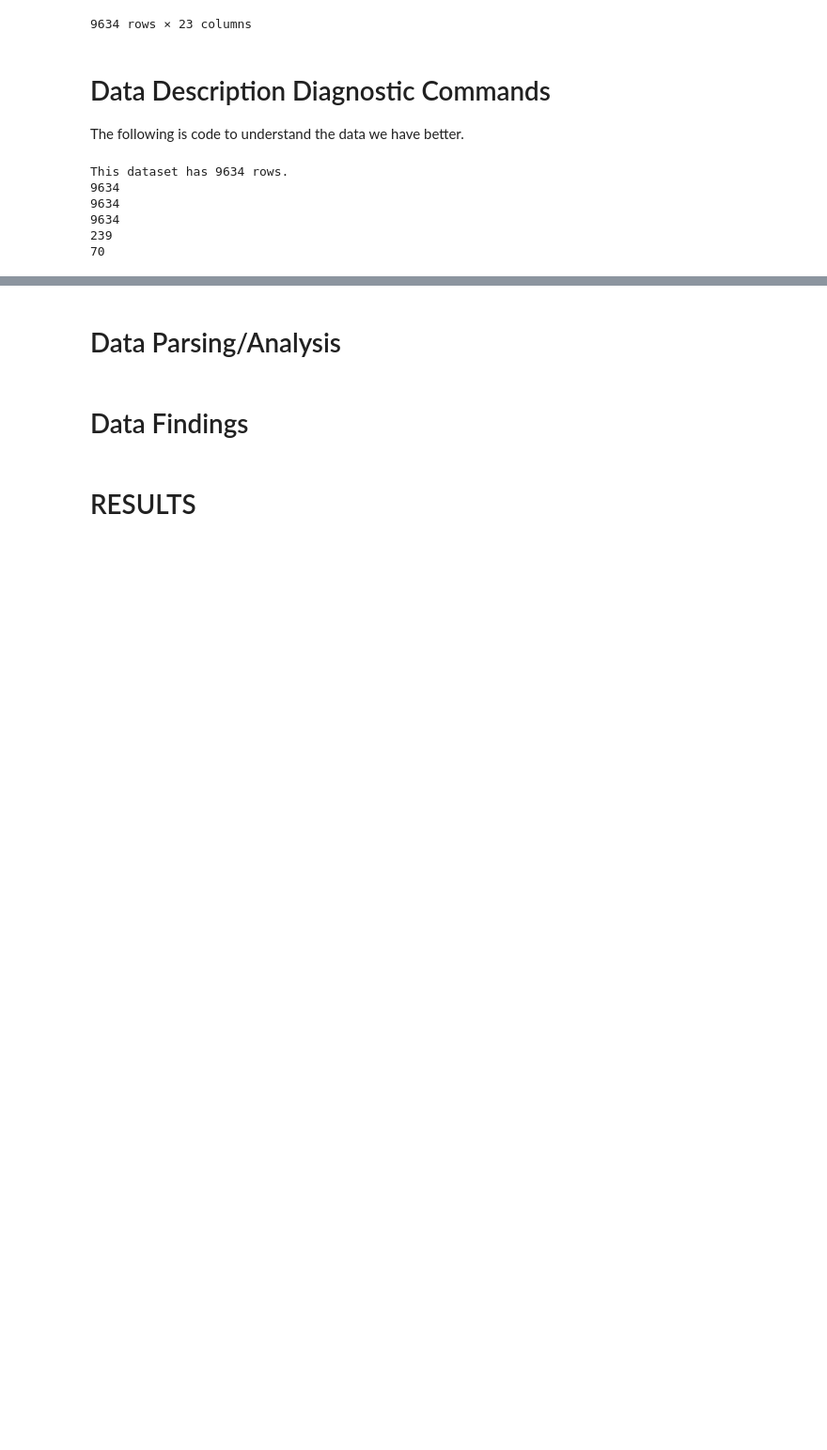
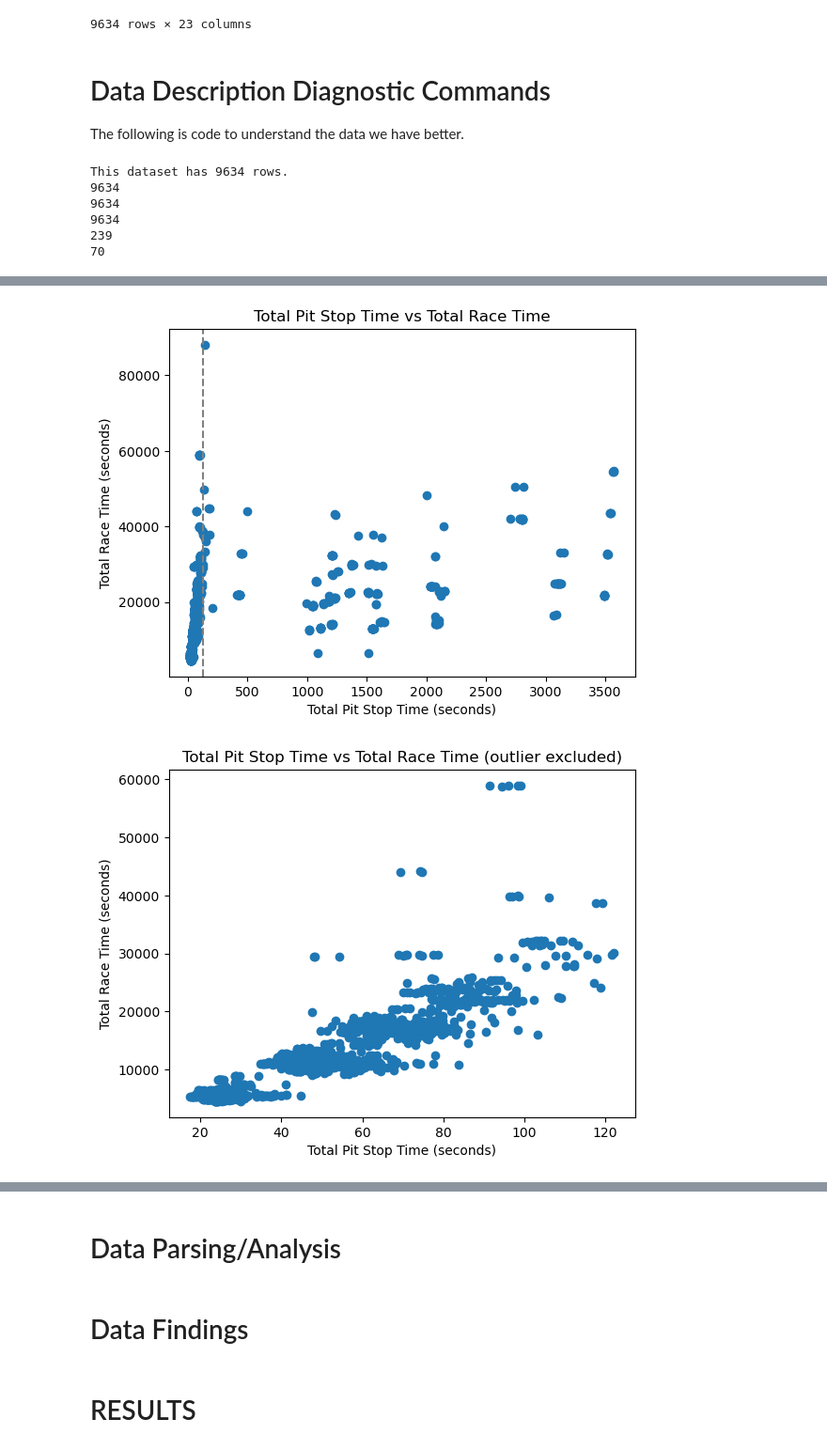
Before and after one commit to tdangi/qtm_final_project, a Jupyter notebook: qtm_moment.ipynb, the cells around one changed output, grey strips where cells are left out. Shown at 94% size. Drawn from its saved outputs; the diff is of its cells as text; code cells hidden in the pictures; blank space fills up the shorter version.

```diff
--- a/qtm_moment.ipynb
+++ b/qtm_moment.ipynb
@@ -308,0 +261,22 @@ Text(0, 0.5, 'Total Wins')
+# %%
+# Scatter graph of Total Race and Pit Stop time and sectioning off outliers
+plt.scatter(agg_table["total_pittime_sec"], agg_table["total_racetime_sec"])
+plt.xlabel("Total Pit Stop Time (seconds)")
+plt.ylabel("Total Race Time (seconds)")
+plt.title("Total Pit Stop Time vs Total Race Time")
+plt.axvline(x=123, color = "gray", linestyle = "dashed") # section off outliers, there's a white space here
+plt.show()
+
+
+#Exclude outliers by filtering dataframe with boolean expression
+merged_agg2 = agg_table[agg_table["total_pittime_sec"] <= 123]
+
+# Replot graph without outliers
+plt.scatter(merged_agg2['total_pittime_sec'], merged_agg2['total_racetime_sec'])
+plt.xlabel("Total Pit Stop Time (seconds)")
+plt.ylabel("Total Race Time (seconds)")
+plt.title("Total Pit Stop Time vs Total Race Time (outlier excluded)")
+plt.show()
+# %% [output]
+[figure, added]
+[figure, added]
```
Also changed, not shown: parts of 8 cells of this notebook.
